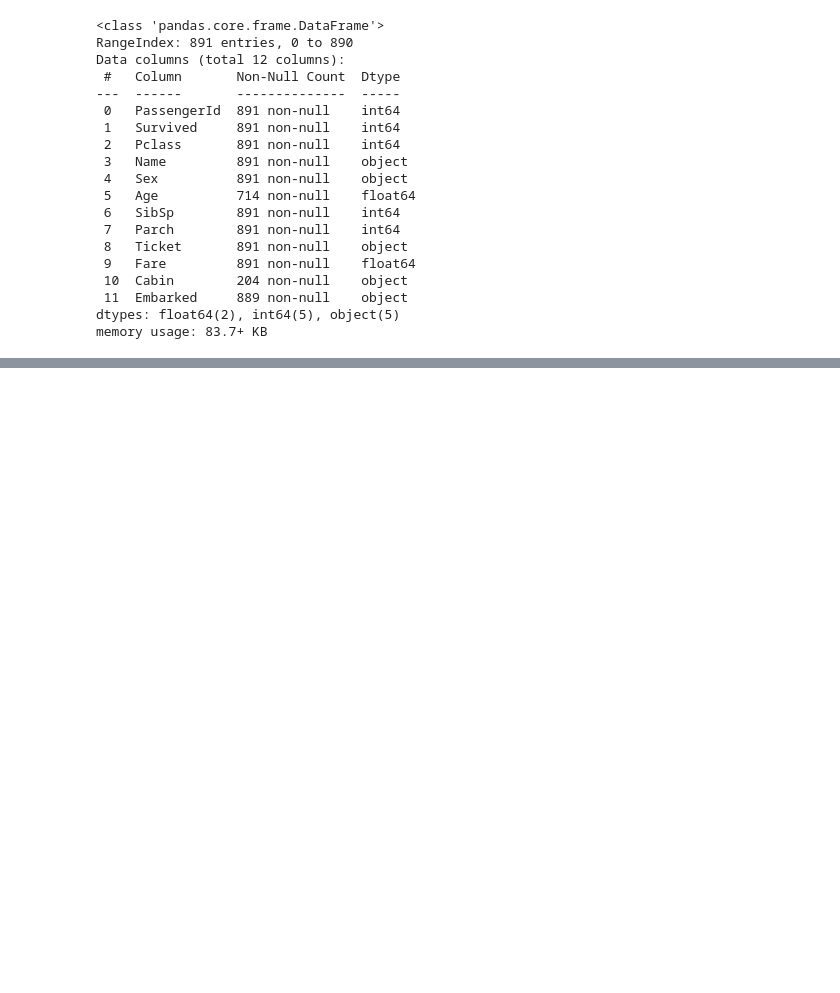
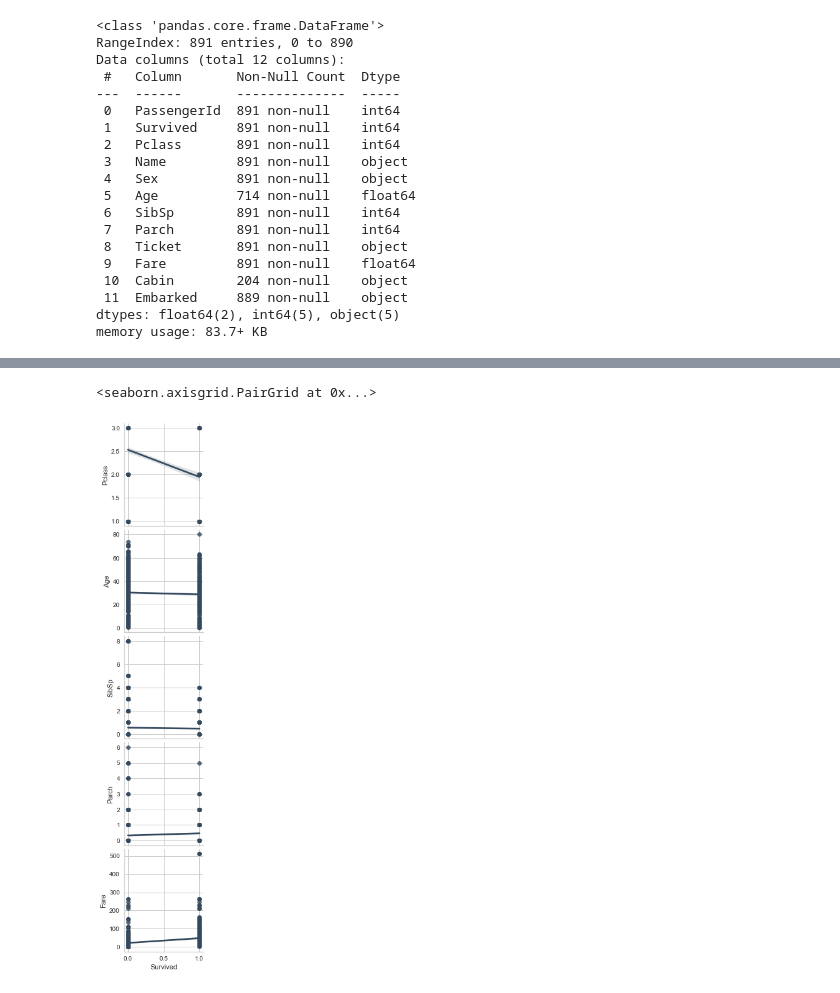
Before and after one commit to kayeehan/Python-practice, a Jupyter notebook: titanic_test.ipynb, the cells around one changed output, grey strips where cells are left out. Drawn from its saved outputs; the diff is of its cells as text; code cells hidden in the pictures; blank space fills up the shorter version.

```diff
--- a/titanic_test.ipynb
+++ b/titanic_test.ipynb
@@ -44,0 +194,5 @@ Titanic 데이터 확인
+# %%
+sns.pairplot(train_data,y_vars=['Pclass','Age','SibSp','Parch','Fare'],x_vars='Survived',kind='reg')
+# %% [output]
+<seaborn.axisgrid.PairGrid at 0x...>
+[figure, added]
```
Also changed, not shown: parts of 73 cells of this notebook.
